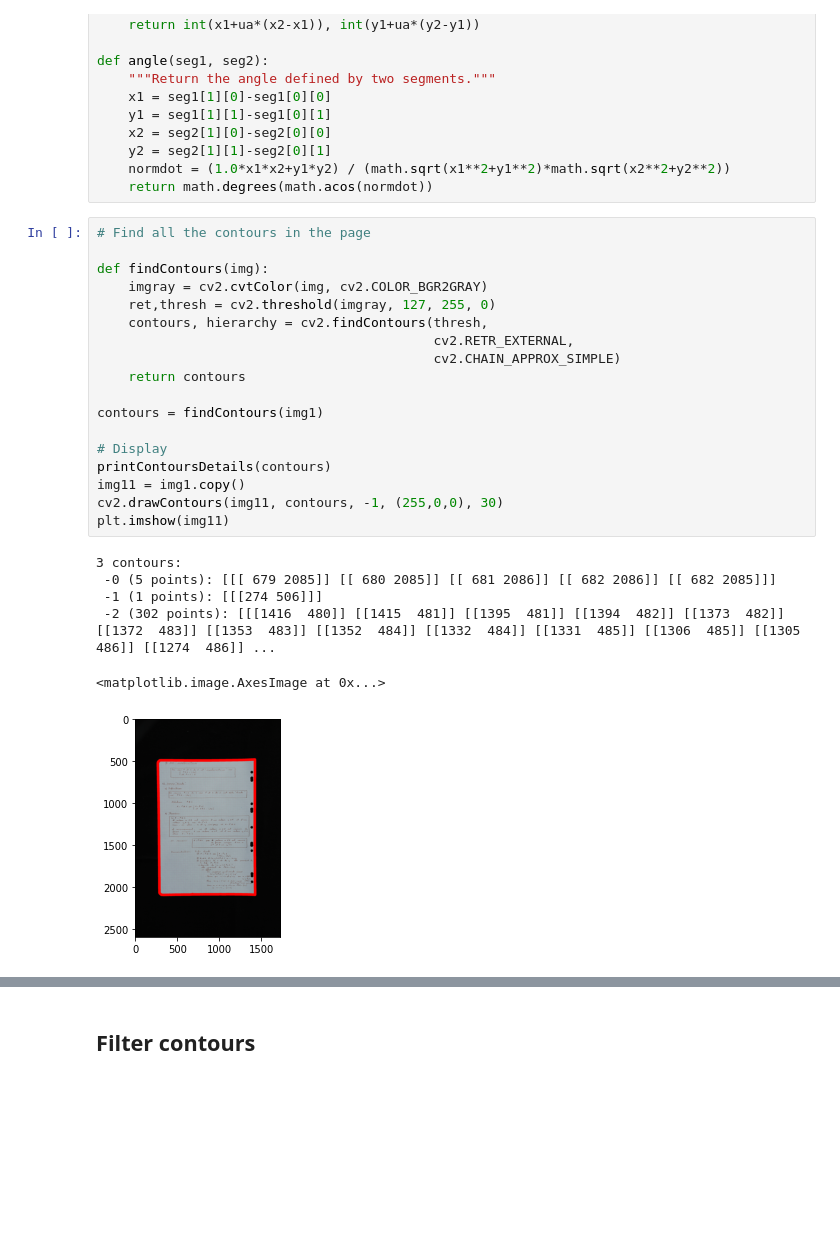
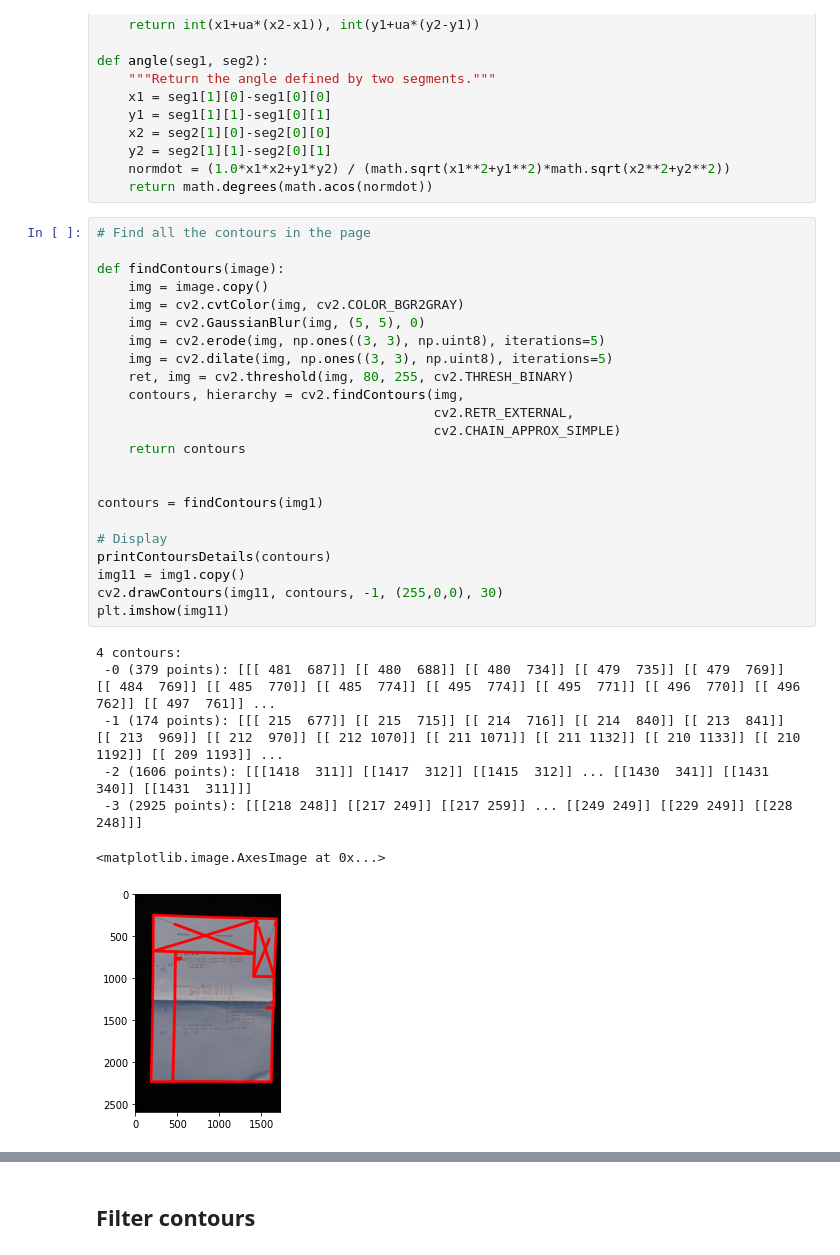
Before and after one commit to SylvainRoy/bscan, a Jupyter notebook: Page detection.ipynb, the cells around one changed output, grey strips where cells are left out. Saved outputs shown, nothing was run; the diff lists cells and outputs as text; blank space fills up the shorter version.

```diff
--- a/Page detection.ipynb
+++ b/Page detection.ipynb
@@ -140,25 +107,31 @@ def angle(seg1, seg2):
 # %%
 # Find all the contours in the page
 
-def findContours(img):
-    imgray = cv2.cvtColor(img, cv2.COLOR_BGR2GRAY)
-    ret,thresh = cv2.threshold(imgray, 127, 255, 0)
-    contours, hierarchy = cv2.findContours(thresh,
+def findContours(image):
+    img = image.copy()
+    img = cv2.cvtColor(img, cv2.COLOR_BGR2GRAY)
+    img = cv2.GaussianBlur(img, (5, 5), 0)
+    img = cv2.erode(img, np.ones((3, 3), np.uint8), iterations=5)
+    img = cv2.dilate(img, np.ones((3, 3), np.uint8), iterations=5)
+    ret, img = cv2.threshold(img, 80, 255, cv2.THRESH_BINARY)
+    contours, hierarchy = cv2.findContours(img,
                                            cv2.RETR_EXTERNAL,
                                            cv2.CHAIN_APPROX_SIMPLE)
     return contours
+
 
 contours = findContours(img1)
 
 # Display
 printContoursDetails(contours)
 img11 = img1.copy()
 cv2.drawContours(img11, contours, -1, (255,0,0), 30)
 plt.imshow(img11)
 # %% [output]
-3 contours:
- -0 (5 points): [[[ 679 2085]] [[ 680 2085]] [[ 681 2086]] [[ 682 2086]] [[ 682 2085]]]
- -1 (1 points): [[[274 506]]]
- -2 (302 points): [[[1416  480]] [[1415  481]] [[1395  481]] [[1394  482]] [[1373  482]] [[1372  483]] [[1353  483]] [[1352  484]] [[1332  484]] [[1331  485]] [[1306  485]] [[1305  486]] [[1274  486]] ...
+4 contours:
+ -0 (379 points): [[[ 481  687]] [[ 480  688]] [[ 480  734]] [[ 479  735]] [[ 479  769]] [[ 484  769]] [[ 485  770]] [[ 485  774]] [[ 495  774]] [[ 495  771]] [[ 496  770]] [[ 496  762]] [[ 497  761]] ...
+ -1 (174 points): [[[ 215  677]] [[ 215  715]] [[ 214  716]] [[ 214  840]] [[ 213  841]] [[ 213  969]] [[ 212  970]] [[ 212 1070]] [[ 211 1071]] [[ 211 1132]] [[ 210 1133]] [[ 210 1192]] [[ 209 1193]] ...
+ -2 (1606 points): [[[1418  311]] [[1417  312]] [[1415  312]] ... [[1430  341]] [[1431  340]] [[1431  311]]]
+ -3 (2925 points): [[[218 248]] [[217 249]] [[217 259]] ... [[249 249]] [[229 249]] [[228 248]]]
 <matplotlib.image.AxesImage at 0x...>
-[figure, old version]
+[figure, new version]
```
Also changed, not shown: parts of 18 cells of this notebook, 1 other file.
